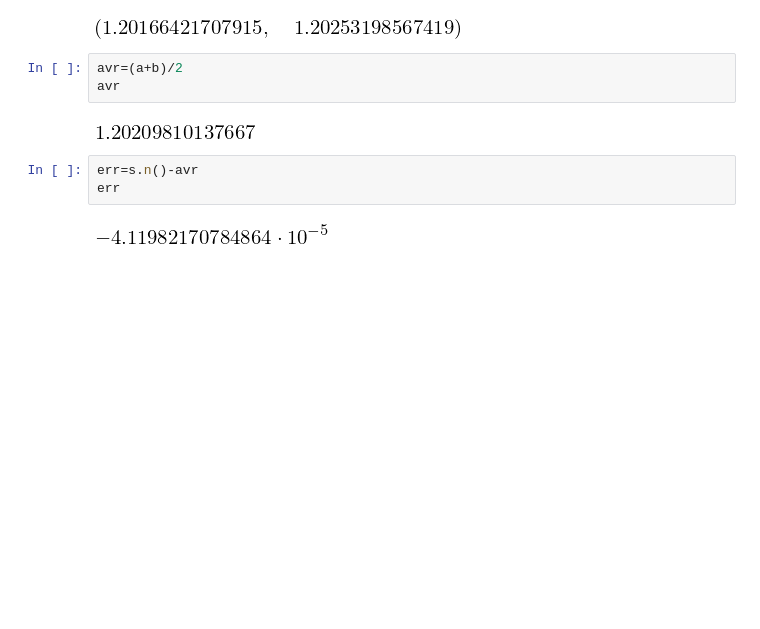
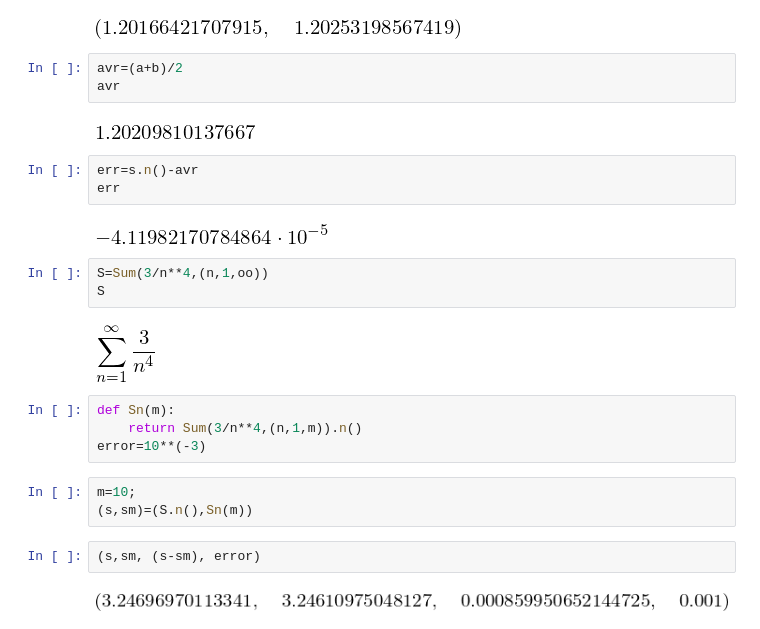
Before and after one commit to mmogib/math102_old, a Jupyter notebook: 11.3/Sec11.03.ipynb, the cells around one changed output. Drawn from its saved outputs; the diff is of its cells as text; blank space fills up the shorter version.

```diff
--- a/11.3/Sec11.03.ipynb
+++ b/11.3/Sec11.03.ipynb
@@ -83,3 +83,19 @@ err=s.n()-avr
 err
 # %% [output]
 [figure]
+# %%
+S=Sum(3/n**4,(n,1,oo))
+S
+# %% [output]
+[figure, added]
+# %%
+def Sn(m):
+    return Sum(3/n**4,(n,1,m)).n()
+error=10**(-3)
+# %%
+m=10;
+(s,sm)=(S.n(),Sn(m))
+# %%
+(s,sm, (s-sm), error)
+# %% [output]
+[figure, added]
```
Also changed, not shown: 5 other files.
